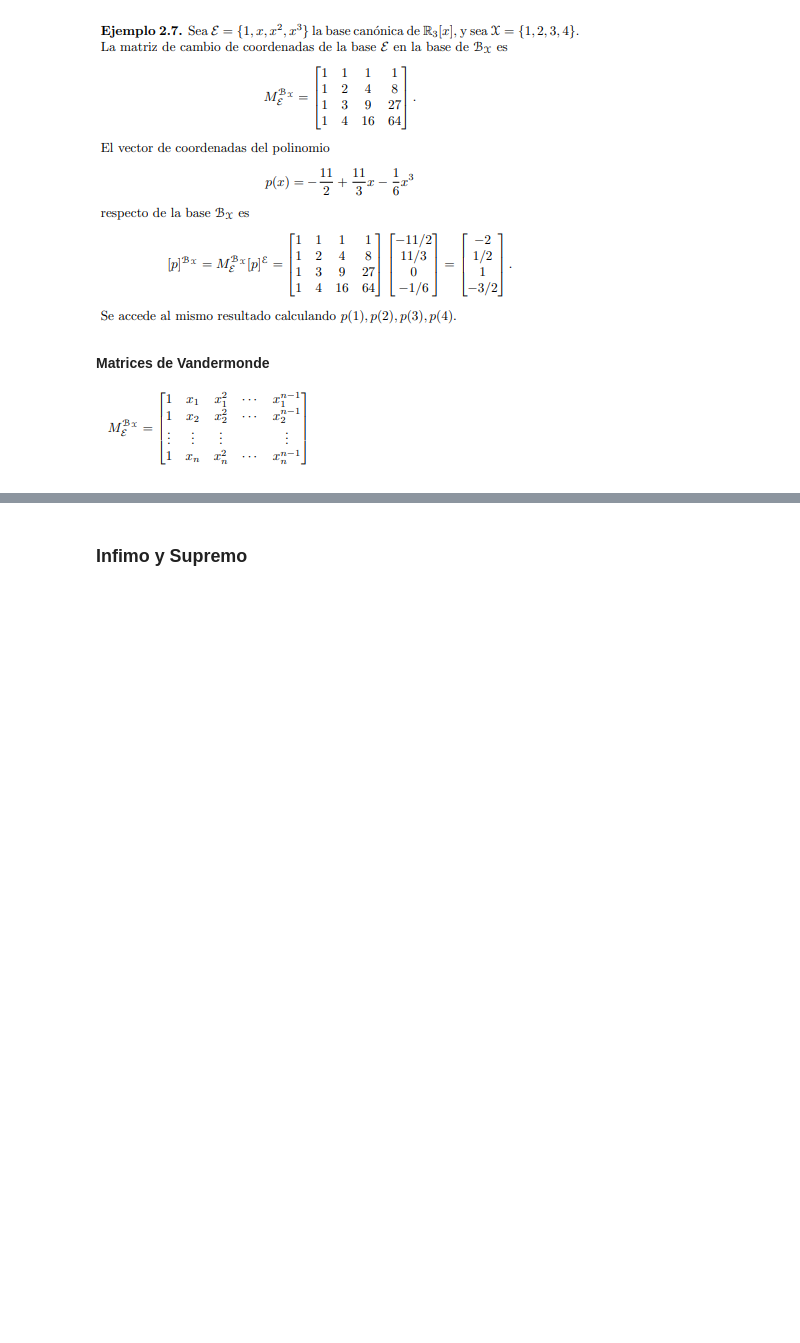
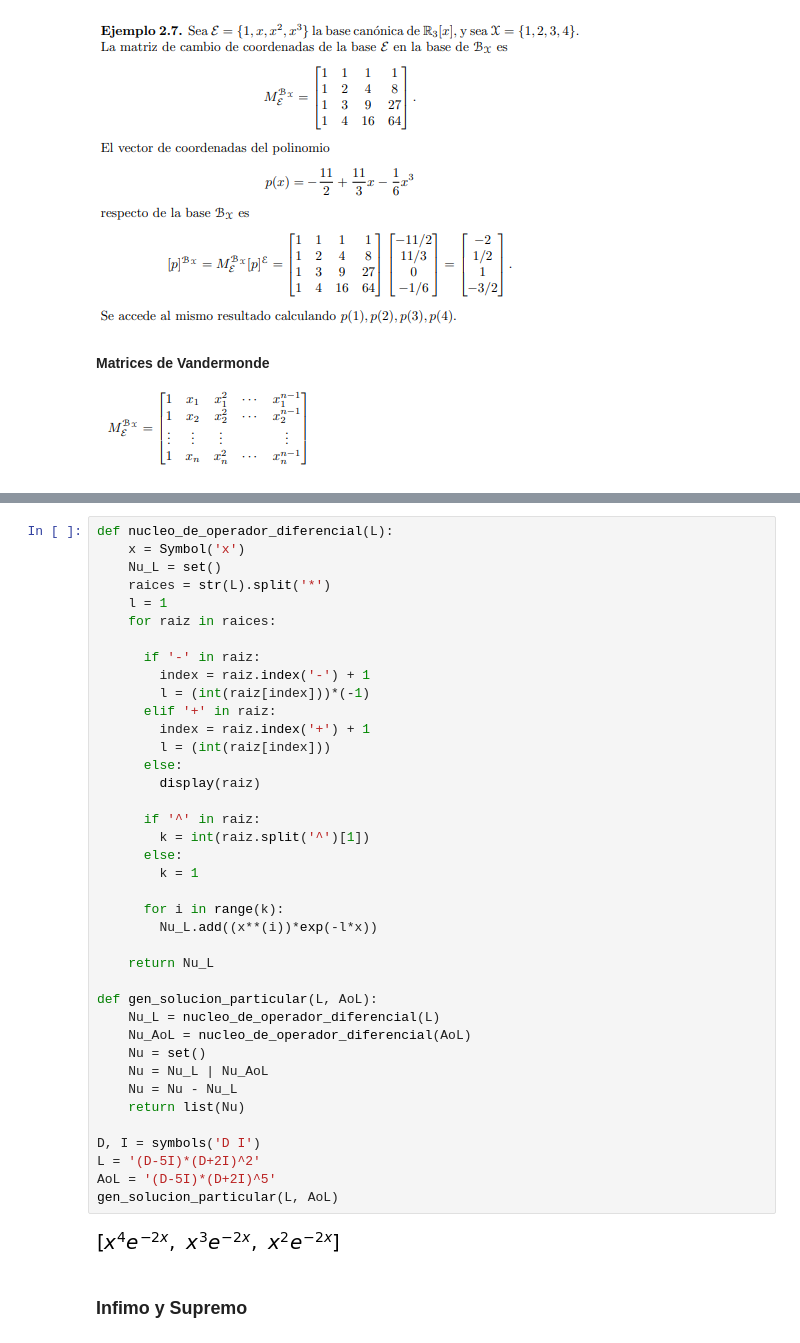
Before and after one commit to anagutson/AlgebraII, a Jupyter notebook: Guia_1.ipynb, the cells around one changed output, grey strips where cells are left out. Saved outputs shown, nothing was run; the diff lists cells and outputs as text; blank space fills up the shorter version.

```diff
--- a/Guia_1.ipynb
+++ b/Guia_1.ipynb
@@ -546,3 +598,44 @@ def coordenadas_de_un_vector_respecto_a_una_base_B(v: Matrix, coordenadas: Dict[
+# %%
+def nucleo_de_operador_diferencial(L):
+    x = Symbol('x')
+    Nu_L = set()
+    raices = str(L).split('*')
+    l = 1
+    for raiz in raices:
+
+      if '-' in raiz:
+        index = raiz.index('-') + 1
+        l = (int(raiz[index]))*(-1)
+      elif '+' in raiz:
+        index = raiz.index('+') + 1
+        l = (int(raiz[index]))
+      else:
+        display(raiz)
+
+      if '^' in raiz:
+        k = int(raiz.split('^')[1])
+      else:
+        k = 1
+
+      for i in range(k):
+        Nu_L.add((x**(i))*exp(-l*x))
+
+    return Nu_L
+
+def gen_solucion_particular(L, AoL):
+    Nu_L = nucleo_de_operador_diferencial(L)
+    Nu_AoL = nucleo_de_operador_diferencial(AoL)
+    Nu = set()
+    Nu = Nu_L | Nu_AoL
+    Nu = Nu - Nu_L
+    return list(Nu)
+
+D, I = symbols('D I')
+L = '(D-5I)*(D+2I)^2'
+AoL = '(D-5I)*(D+2I)^5'
+gen_solucion_particular(L, AoL)
+# %% [output]
+[figure, added]
 # %% [markdown]
 ### **Infimo y Supremo**
 # %% [markdown]
```
Also changed, not shown: parts of 8 cells of this notebook.
